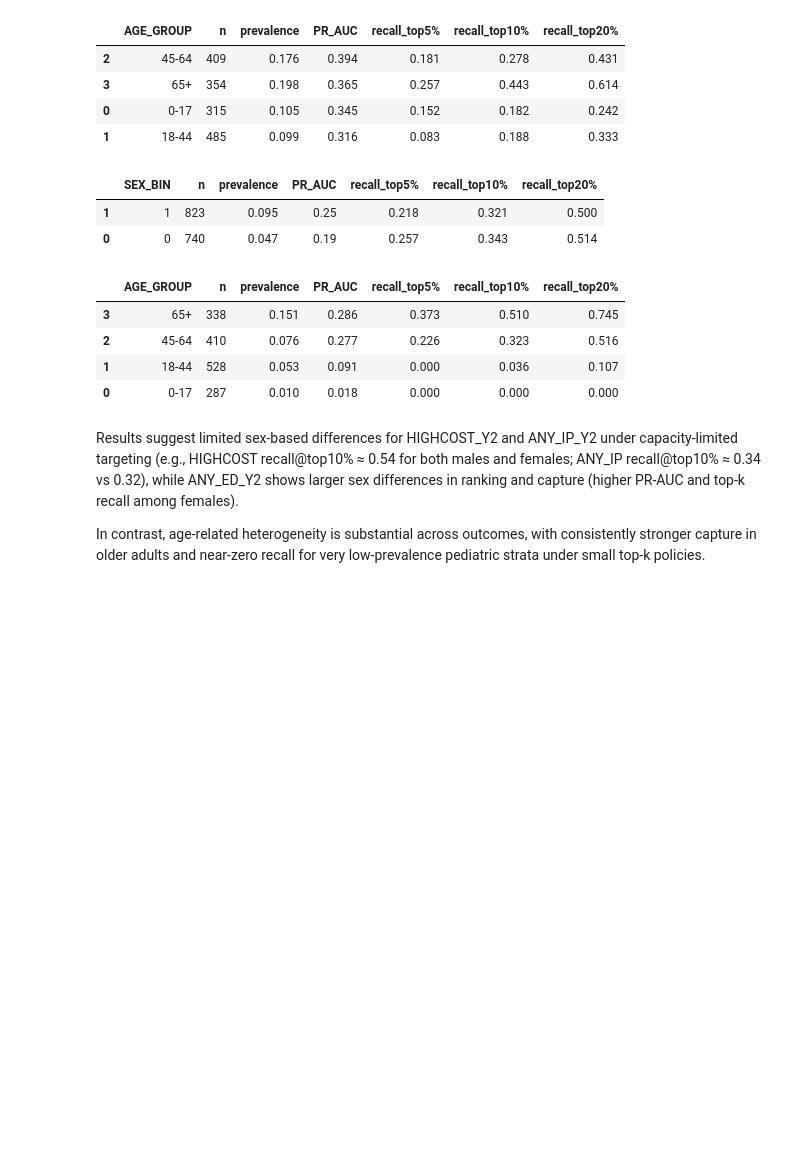
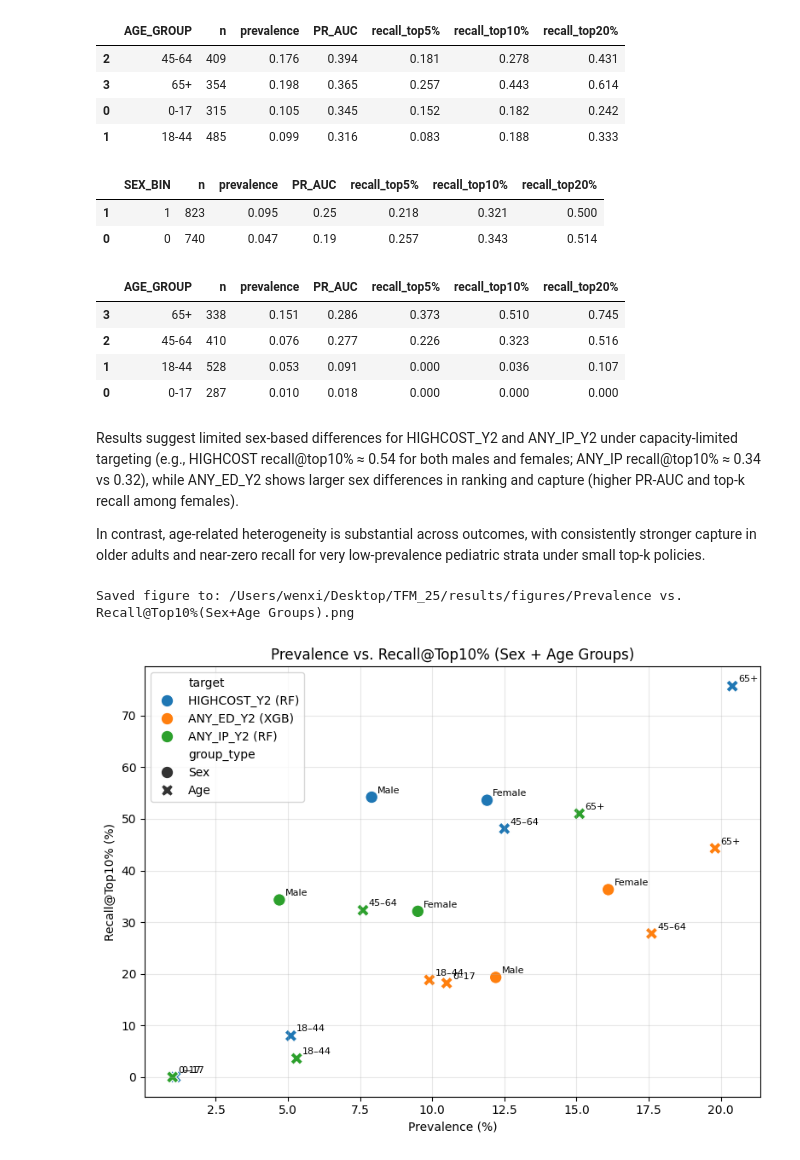
Before and after one commit to WenxiGu/Thesis-project-MEPS, a Jupyter notebook: notebooks/04_Model Predictions.ipynb, the cells around one changed output. Drawn from its saved outputs; the diff is of its cells as text; code cells hidden in the pictures; blank space fills up the shorter version.

```diff
--- a/notebooks/04_Model Predictions.ipynb
+++ b/notebooks/04_Model Predictions.ipynb
@@ -3163,0 +3179,65 @@ In contrast, age-related heterogeneity is substantial across outcomes, with cons
+# %%
+import pandas as pd
+import seaborn as sns
+import matplotlib.pyplot as plt
+
+
+data = [
+    # Sex
+    {"target": "HIGHCOST_Y2 (RF)", "group_type": "Sex", "group": "Male",   "prevalence_pct": 7.9,  "recall_top10_pct": 54.2},
+    {"target": "HIGHCOST_Y2 (RF)", "group_type": "Sex", "group": "Female", "prevalence_pct": 11.9, "recall_top10_pct": 53.6},
+    {"target": "ANY_ED_Y2 (XGB)",  "group_type": "Sex", "group": "Male",   "prevalence_pct": 12.2, "recall_top10_pct": 19.3},
+    {"target": "ANY_ED_Y2 (XGB)",  "group_type": "Sex", "group": "Female", "prevalence_pct": 16.1, "recall_top10_pct": 36.3},
+    {"target": "ANY_IP_Y2 (RF)",   "group_type": "Sex", "group": "Male",   "prevalence_pct": 4.7,  "recall_top10_pct": 34.3},
+    {"target": "ANY_IP_Y2 (RF)",   "group_type": "Sex", "group": "Female", "prevalence_pct": 9.5,  "recall_top10_pct": 32.1},
+
+    # Age group
+    {"target": "HIGHCOST_Y2 (RF)", "group_type": "Age", "group": "0–17",   "prevalence_pct": 1.1,  "recall_top10_pct": 0.0},
+    {"target": "HIGHCOST_Y2 (RF)", "group_type": "Age", "group": "18–44",  "prevalence_pct": 5.1,  "recall_top10_pct": 8.0},
+    {"target": "HIGHCOST_Y2 (RF)", "group_type": "Age", "group": "45–64",  "prevalence_pct": 12.5, "recall_top10_pct": 48.1},
+    {"target": "HIGHCOST_Y2 (RF)", "group_type": "Age", "group": "65+",    "prevalence_pct": 20.4, "recall_top10_pct": 75.7},
+
+    {"target": "ANY_ED_Y2 (XGB)",  "group_type": "Age", "group": "0–17",   "prevalence_pct": 10.5, "recall_top10_pct": 18.2},
+    {"target": "ANY_ED_Y2 (XGB)",  "group_type": "Age", "group": "18–44",  "prevalence_pct": 9.9,  "recall_top10_pct": 18.8},
+    {"target": "ANY_ED_Y2 (XGB)",  "group_type": "Age", "group": "45–64",  "prevalence_pct": 17.6, "recall_top10_pct": 27.8},
+    {"target": "ANY_ED_Y2 (XGB)",  "group_type": "Age", "group": "65+",    "prevalence_pct": 19.8, "recall_top10_pct": 44.3},
+
+    {"target": "ANY_IP_Y2 (RF)",   "group_type": "Age", "group": "0–17",   "prevalence_pct": 1.0,  "recall_top10_pct": 0.0},
+    {"target": "ANY_IP_Y2 (RF)",   "group_type": "Age", "group": "18–44",  "prevalence_pct": 5.3,  "recall_top10_pct": 3.6},
+    {"target": "ANY_IP_Y2 (RF)",   "group_type": "Age", "group": "45–64",  "prevalence_pct": 7.6,  "recall_top10_pct": 32.3},
+    {"target": "ANY_IP_Y2 (RF)",   "group_type": "Age", "group": "65+",    "prevalence_pct": 15.1, "recall_top10_pct": 51.0},
+]
+
+df = pd.DataFrame(data)
+
+
+# Plot
+
+plt.figure(figsize=(8, 6))
+sns.scatterplot(
+    data=df,
+    x="prevalence_pct",
+    y="recall_top10_pct",
+    hue="target",
+    style="group_type",
+    s=110
+)
+
+# annotate points with subgroup labels
+for _, r in df.iterrows():
+    plt.text(r["prevalence_pct"] + 0.2, r["recall_top10_pct"] + 0.8, r["group"], fontsize=8)
+
+plt.title("Prevalence vs. Recall@Top10% (Sex + Age Groups)")
+plt.xlabel("Prevalence (%)")
+plt.ylabel("Recall@Top10% (%)")
+plt.grid(alpha=0.3)
+plt.legend(title="")
+plt.tight_layout()
+
+out_path = FIGURES_DIR / "Prevalence vs. Recall@Top10%(Sex+Age Groups).png"
+plt.savefig(out_path, dpi=300, bbox_inches="tight")
+print("Saved figure to:", out_path)
+plt.show()
+# %% [output]
+Saved figure to: /Users/wenxi/Desktop/TFM_25/results/figures/Prevalence vs. Recall@Top10%(Sex+Age Groups).png
+[figure, added]
```
Also changed, not shown: parts of 5 cells of this notebook, 6 other files.
